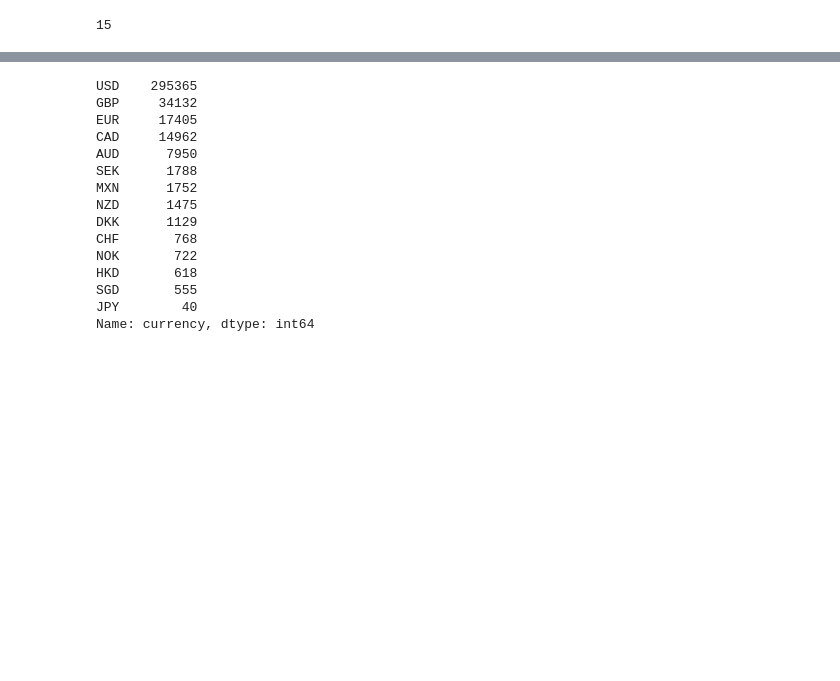
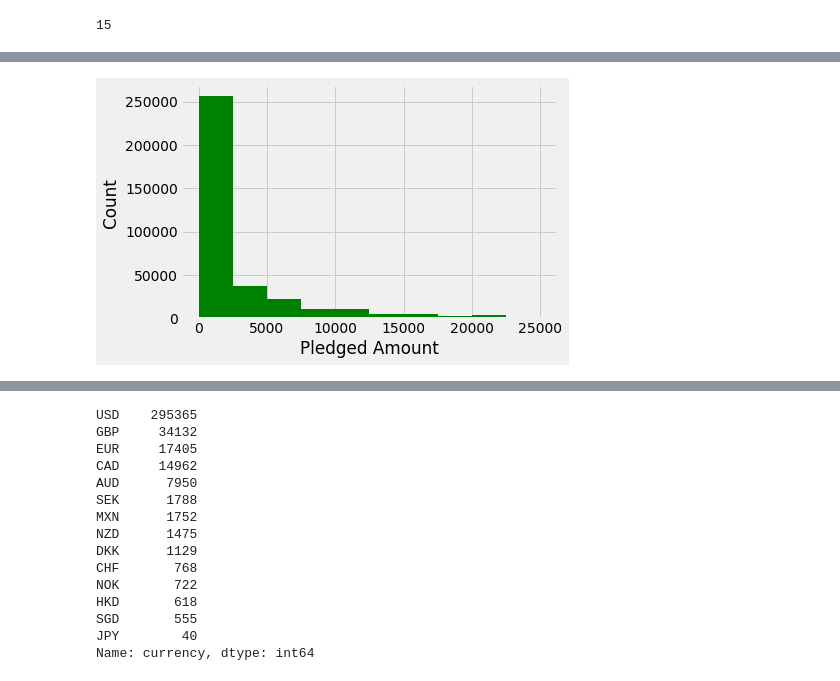
Before and after one commit to hannah-ross/dataforgood, a Jupyter notebook: Final Project 131 James.ipynb, the cells around one changed output, grey strips where cells are left out. Cells and saved outputs as stored; diff of their text form; code cells hidden in the pictures; blank space fills up the shorter version.

```diff
--- a/Final Project 131 James.ipynb
+++ b/Final Project 131 James.ipynb
@@ -109,0 +171,8 @@ Name: main_category, dtype: int64
+# %%
+plt.style.use('fivethirtyeight')
+plt.hist(ks["usd_pledged_real"], color = "green", range = (0,25000))
+plt.xlabel("Pledged Amount")
+plt.ylabel('Count ')
+plt.show()
+# %% [output]
+[figure, added]
```
Also changed, not shown: parts of 69 cells of this notebook.
